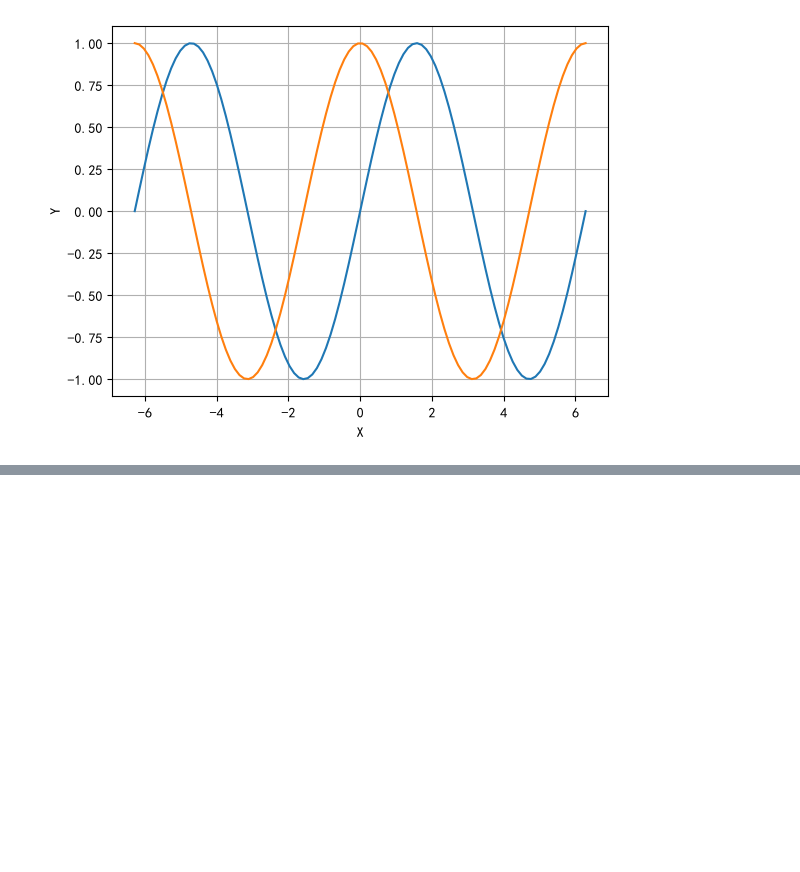
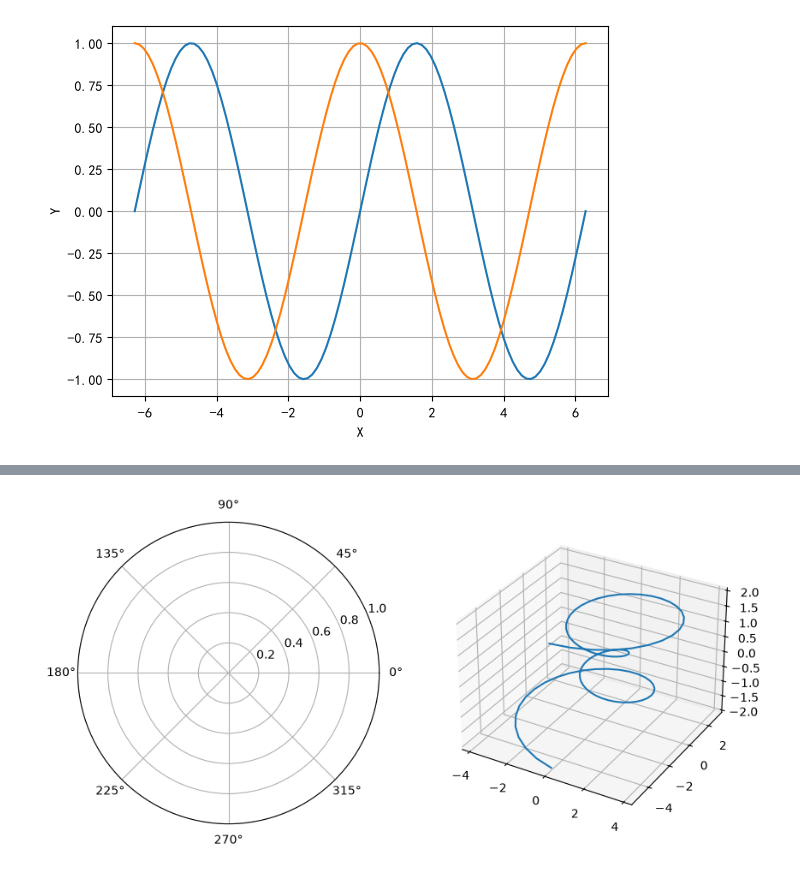
Before and after one commit to weiye-start/wys-project, a Jupyter notebook: practice.ipynb, the cells around one changed output, grey strips where cells are left out. Saved outputs shown, nothing was run; the diff lists cells and outputs as text; code cells hidden in the pictures; blank space fills up the shorter version.

```diff
--- a/practice.ipynb
+++ b/practice.ipynb
@@ -124,0 +157,16 @@ plt.close(fig)
+# %%
+import numpy as np
+from numpy import pi
+import matplotlib.pyplot as plt
+plt.figure(figsize=(10,6))
+ax1 = plt.subplot(1,2,1,projection='polar')
+ax2 = plt.subplot(1,2,2,projection='3d')
+theta = np.linspace(-3*pi,3*pi,100)
+z = np.linspace(-2,2,100)
+r = z**2 + 1
+x = r*np.sin(theta)
+y = r*np.cos(theta)
+ax2.plot(x,y,z)
+plt.show()
+# %% [output]
+[figure, added]
```
Also changed, not shown: parts of 6 cells of this notebook, 4 other files.
